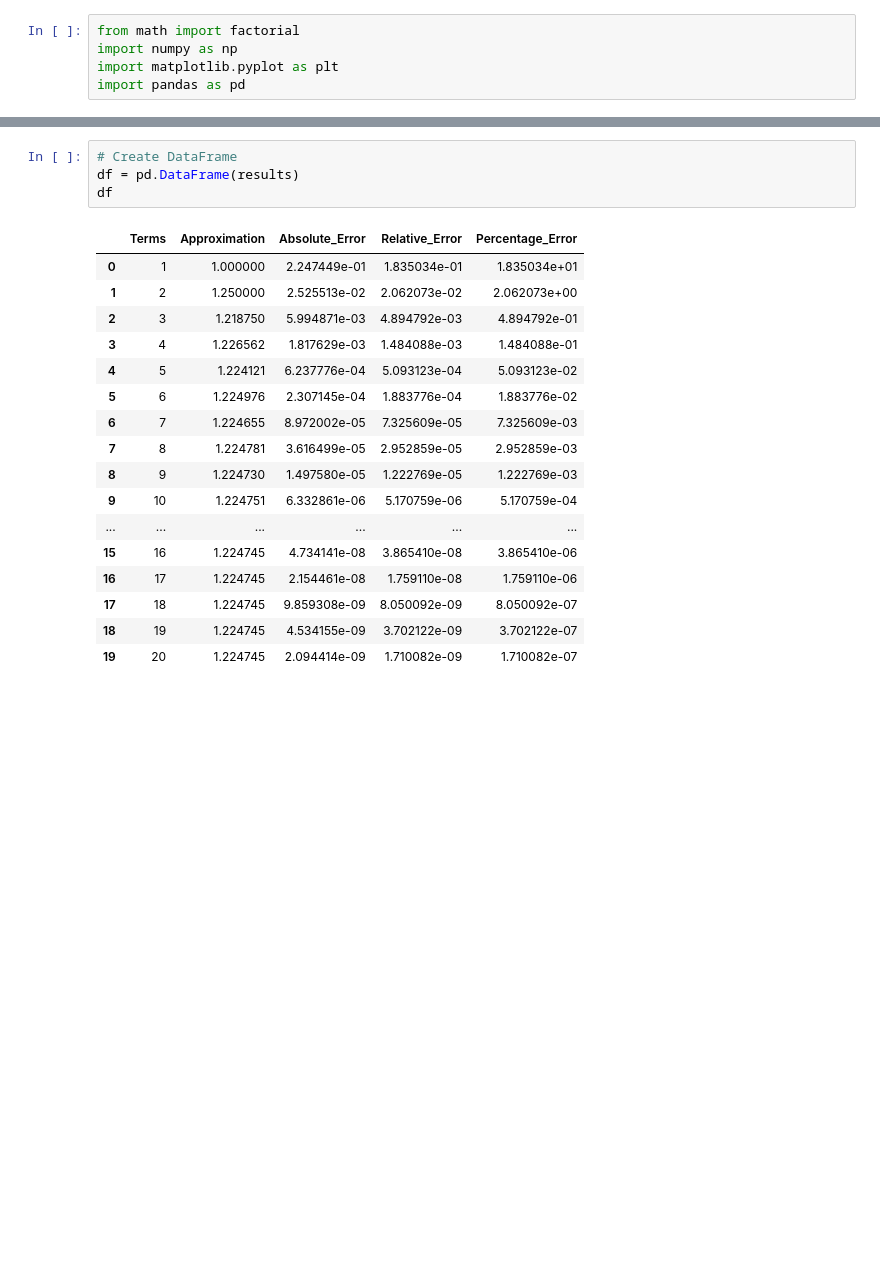
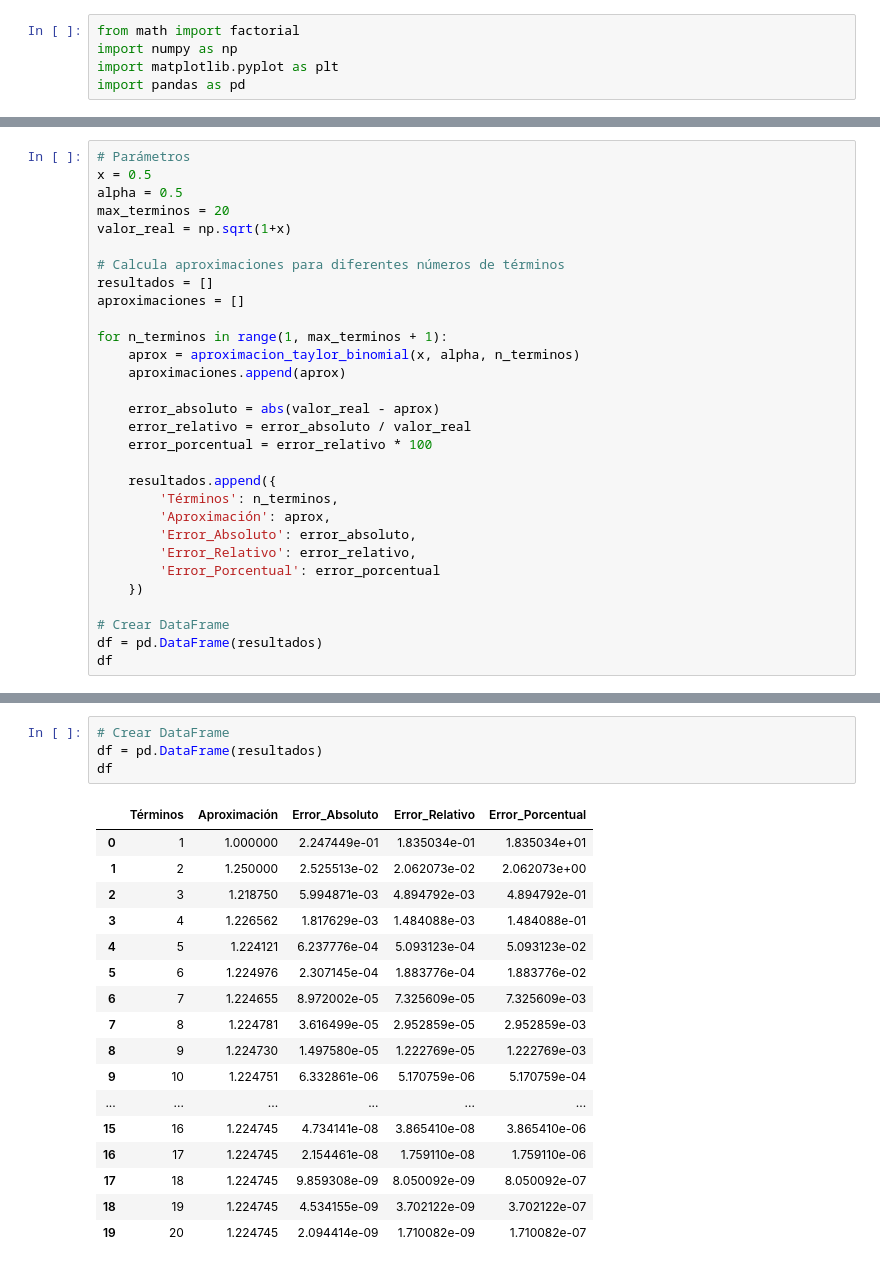
Before and after one commit to danielruizm16/ComputationalMethods_2026_I, a Jupyter notebook: Rep_Numérica_Errores/Rep_Numérica_Errores.ipynb, the cells around one changed output, grey strips where cells are left out. Saved outputs shown, nothing was run; the diff lists cells and outputs as text; blank space fills up the shorter version.

```diff
--- a/Rep_Numérica_Errores/Rep_Numérica_Errores.ipynb
+++ b/Rep_Numérica_Errores/Rep_Numérica_Errores.ipynb
@@ -108,0 +82,30 @@ for n_terms in range(1, max_terms + 1):
+# %%
+# Parámetros
+x = 0.5
+alpha = 0.5
+max_terminos = 20
+valor_real = np.sqrt(1+x)
+
+# Calcula aproximaciones para diferentes números de términos
+resultados = []
+aproximaciones = []
+
+for n_terminos in range(1, max_terminos + 1):
+    aprox = aproximacion_taylor_binomial(x, alpha, n_terminos)
+    aproximaciones.append(aprox)
+
+    error_absoluto = abs(valor_real - aprox)
+    error_relativo = error_absoluto / valor_real
+    error_porcentual = error_relativo * 100
+
+    resultados.append({
+        'Términos': n_terminos,
+        'Aproximación': aprox,
+        'Error_Absoluto': error_absoluto,
+        'Error_Relativo': error_relativo,
+        'Error_Porcentual': error_porcentual
+    })
+
+# Crear DataFrame
+df = pd.DataFrame(resultados)
+df
@@ -109,9 +130,9 @@ for n_terms in range(1, max_terms + 1):
 # %%
-# Create DataFrame
-df = pd.DataFrame(results)
+# Crear DataFrame
+df = pd.DataFrame(resultados)
 df
 # %% [output]
-|  | Terms | Approximation | Absolute_Error | Relative_Error | Percentage_Error |
+|  | Términos | Aproximación | Error_Absoluto | Error_Relativo | Error_Porcentual |
 | 0 | 1 | 1.000000 | 2.247449e-01 | 1.835034e-01 | 1.835034e+01 |
 | 1 | 2 | 1.250000 | 2.525513e-02 | 2.062073e-02 | 2.062073e+00 |
 | 2 | 3 | 1.218750 | 5.994871e-03 | 4.894792e-03 | 4.894792e-01 |
```
Also changed, not shown: parts of 13 cells of this notebook, 3 other files.
